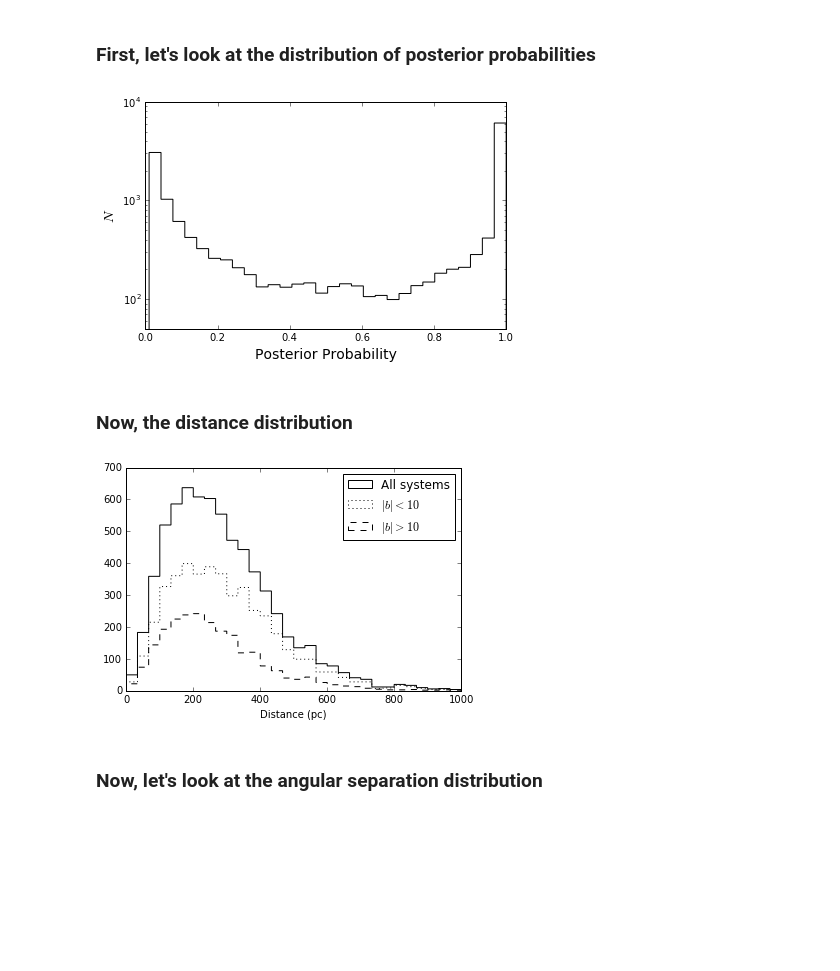
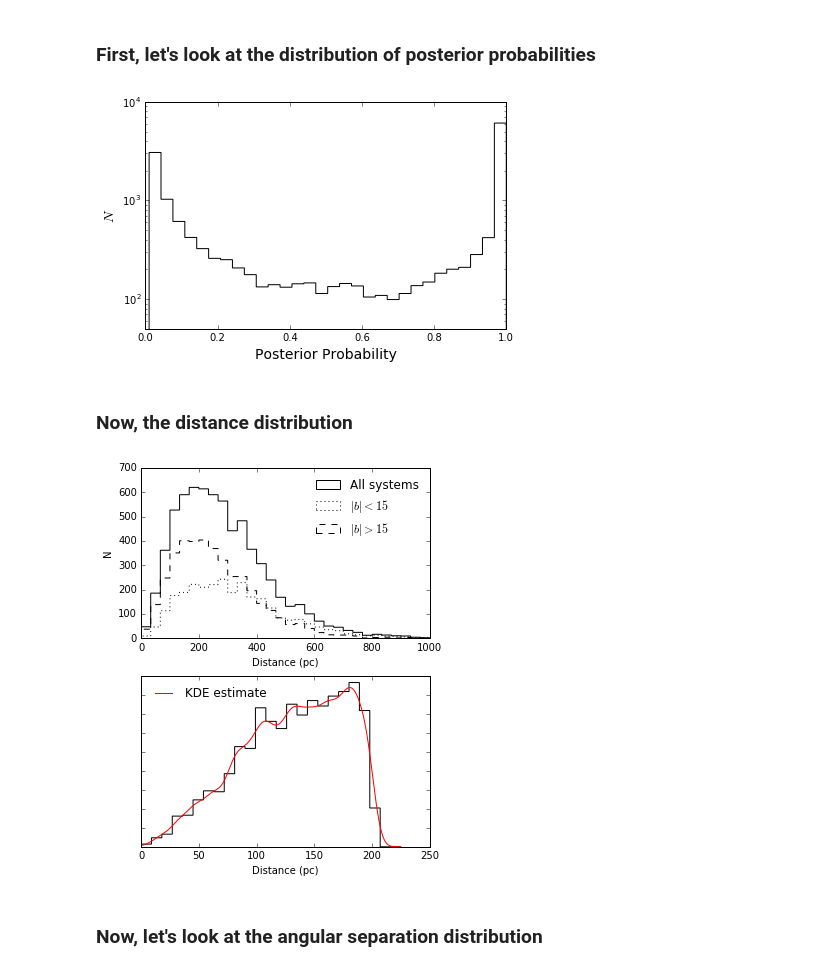
Before and after one commit to astroJeff/gaia_binaries, a Jupyter notebook: notebooks/TGAS_distribution.ipynb, the cells around one changed output. Cells and saved outputs as stored; diff of their text form; code cells hidden in the pictures; blank space fills up the shorter version.

```diff
--- a/notebooks/TGAS_distribution.ipynb
+++ b/notebooks/TGAS_distribution.ipynb
@@ -20,7 +20,7 @@ pc_to_cm = 3.086e18               # pc to cm
 # %%
 folder = '../data/TGAS/'
 
-TGAS = np.genfromtxt(open(folder + 'gaia_wide_binaries_TGAS_plx_empirical_cleaned.txt', 'rb'), comments='^', names=True)
+TGAS = np.genfromtxt(open(folder + 'gaia_wide_binaries_TGAS_plx_empirical_cleaned.txt', 'rb'), comments='#', names=True, skip_header=4)
 
 TGAS_good = TGAS[TGAS['P_posterior'] > 0.9]
 # %%
@@ -48,34 +48,67 @@ plt.ylabel(r'$N$', fontsize=14)
 plt.ylim(5.0e1, 1.0e4)
 
 plt.tight_layout()
-plt.savefig('../figures/TGAS_P_posterior_dist.pdf')
-#plt.show()
+#plt.savefig('../figures/TGAS_P_posterior_dist.pdf')
+plt.show()
 # %% [output]
-[figure, old version]
+[figure, new version]
 # %% [markdown]
 ### Now, the distance distribution
 # %%
+fig, ax = plt.subplots(2, 1, figsize=(5, 6))
+
+
+# Calculate distance from average parallaxes, weighted by uncertainties
+dist = np.zeros(len(TGAS_good))
+for i in np.arange(len(TGAS_good)):
+    vals = [TGAS_good['plx_1'][i],TGAS_good['plx_2'][i]]
+    weights = [1.0/TGAS_good['plx_err_1'][i]**2,1.0/TGAS_good['plx_err_2'][i]**2]
+    dist[i] = 1.0e3/np.average(vals, weights=weights)
+
+
 
 # Determine pairs in halo and in Galactic plane
 coor_icrs = SkyCoord(ra=TGAS_good['ra_1']*u.degree, dec=TGAS_good['dec_1']*u.degree, frame='icrs')
-idx_plane = np.where(abs(coor_icrs.galactic.b.degree < 10.0))
-idx_halo = np.where(abs(coor_icrs.galactic.b.degree >= 10.0))
+idx_plane = np.where(abs(coor_icrs.galactic.b.degree) < 15.0)
+idx_halo = np.where(abs(coor_icrs.galactic.b.degree) >= 15.0)
 
 # Plot different pairs
-plt.hist(2.0e3/(TGAS_good['plx_1'] + TGAS_good['plx_2']), histtype='step', color='k', bins=30,
+ax[0].hist(dist, histtype='step', color='k', bins=30,
          range=(0, 1000), label='All systems')
-plt.hist(2.0e3/(TGAS_good['plx_1'][idx_plane] + TGAS_good['plx_2'][idx_plane]), histtype='step', color='k', bins=30,
-         range=(0, 1000), linestyle='dotted', label=r'$|b|<10$')
-plt.hist(2.0e3/(TGAS_good['plx_1'][idx_halo] + TGAS_good['plx_2'][idx_halo]), histtype='step', color='k', bins=30,
-         range=(0, 1000), linestyle='dashed', label=r'$|b|>10$')
+ax[0].hist(dist[idx_plane], histtype='step', color='k', bins=30,
+         range=(0, 1000), linestyle='dotted', label=r'$|b|<15$')
+ax[0].hist(dist[idx_halo], histtype='step', color='k', bins=30,
+         range=(0, 1000), linestyle='dashed', label=r'$|b|>15$')
 
-plt.xlabel('Distance (pc)')
+ax[0].set_xlabel('Distance (pc)')
+ax[0].set_ylabel('N')
 
-plt.legend()
+ax[0].legend(frameon=False)
 
-plt.show()
+
+
+
+
+dist_kde = gaussian_kde(dist[dist<200.0], bw_method=0.1)
+
+tmp_dist = np.linspace(0.0, 225.0, 200)
+dist_out = dist_kde.evaluate((tmp_dist))
+
+ax[1].hist(dist[dist<200.0], normed=True, histtype='step', color='k', bins=25, range=(0,225.0))
+ax[1].plot(tmp_dist, dist_out, color='r', label='KDE estimate')
+ax[1].set_xlabel('Distance (pc)')
+ax[1].set_yticklabels([])
+ax[1].legend(loc=2, frameon=False)
+
+
+
+
+
+plt.tight_layout()
+plt.savefig('../figures/TGAS_distance_gal_b.pdf')
+#plt.show()
 # %% [output]
-[figure, old version]
+[figure, new version]
 # %% [markdown]
 ### Now, let's look at the angular separation distribution
 # %%
```
Also changed, not shown: parts of 12 cells of this notebook, 2 other files.
